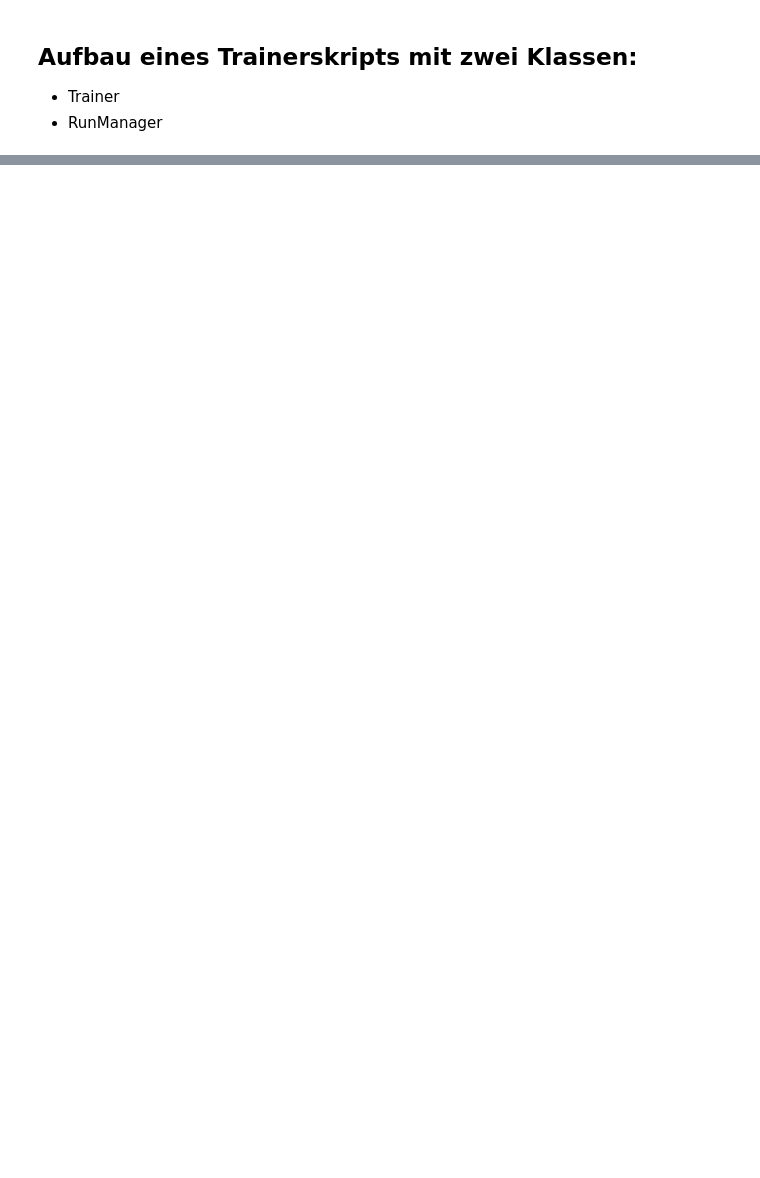
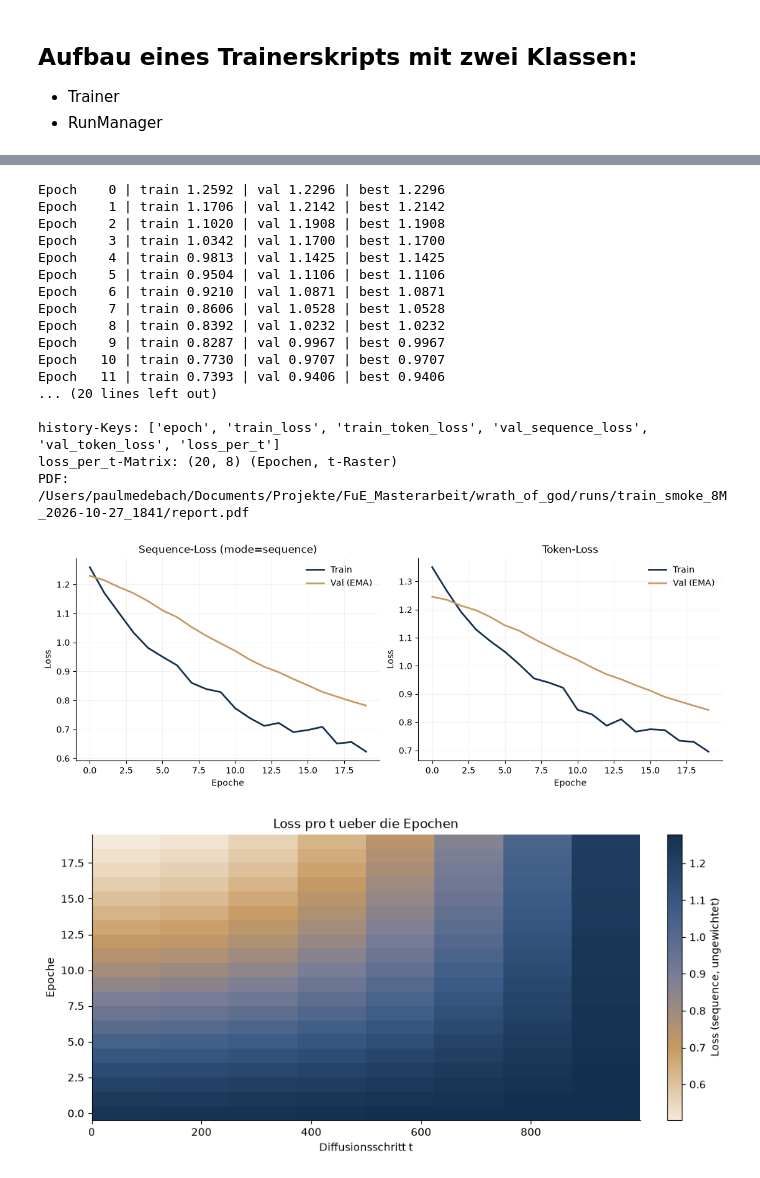
Before and after one commit to PMedPy/FuE_Masterarbeit, a Jupyter notebook: wrath_of_god/nb/trainer_test.ipynb, the cells around one changed output, grey strips where cells are left out. Drawn from its saved outputs; the diff is of its cells as text; code cells hidden in the pictures; blank space fills up the shorter version.

Commit message:
Fertiger Trainer + trainings-skript, anpassungen durch Claude

```diff
--- a/wrath_of_god/nb/trainer_test.ipynb
+++ b/wrath_of_god/nb/trainer_test.ipynb
@@ -177,0 +705,18 @@ print(train_ds)
+# %%
+#Dummy_modell Linearer Denoiser
+
+class LinearDenoiser(nn.Module):
+    """Wegwerf-Denoiser: ignoriert t, mappt jede Position einzeln.
+
+    Signatur muss zu DiffusionProcess.loss_elements passen:
+    model(x, t, padding_mask=...).
+    """
+
+    def __init__(self, d: int):
+        super().__init__()
+        self.layer = nn.Linear(d, d)
+
+    def forward(self, x, t, *, padding_mask=None):
+        if padding_mask is not None:
+            x = x.masked_fill(padding_mask.unsqueeze(-1), 0.0)
+        return self.layer(x)                 # (B, L, D)
@@ -177,0 +818,35 @@ print(train_ds)
+# %%
+#==Testlauf==
+history = trainer.fit(token_loss=True)
+
+figs = trainer.summarize_eval(show=True)
+pdf = trainer.print_report()
+
+print("\n==== Erzeugt ====")
+for pfad in sorted(run_manager.run_dir.rglob("*")):
+    if pfad.is_file():
+        print(f"  {pfad.relative_to(run_manager.run_dir)}  ({pfad.stat().st_size / 1e3:.1f} kB)")
+
+print("\nhistory-Keys:", list(history))
+print("loss_per_t-Matrix:", tuple(torch.stack(history["loss_per_t"]).shape), "(Epochen, t-Raster)")
+print("PDF:", pdf)
+# %% [output]
+Epoch    0 | train 1.2592 | val 1.2296 | best 1.2296
+Epoch    1 | train 1.1706 | val 1.2142 | best 1.2142
+Epoch    2 | train 1.1020 | val 1.1908 | best 1.1908
+Epoch    3 | train 1.0342 | val 1.1700 | best 1.1700
+Epoch    4 | train 0.9813 | val 1.1425 | best 1.1425
+Epoch    5 | train 0.9504 | val 1.1106 | best 1.1106
+Epoch    6 | train 0.9210 | val 1.0871 | best 1.0871
+Epoch    7 | train 0.8606 | val 1.0528 | best 1.0528
+Epoch    8 | train 0.8392 | val 1.0232 | best 1.0232
+Epoch    9 | train 0.8287 | val 0.9967 | best 0.9967
+Epoch   10 | train 0.7730 | val 0.9707 | best 0.9707
+Epoch   11 | train 0.7393 | val 0.9406 | best 0.9406
+... (20 lines left out)
+
+history-Keys: ['epoch', 'train_loss', 'train_token_loss', 'val_sequence_loss', 'val_token_loss', 'loss_per_t']
+loss_per_t-Matrix: (20, 8) (Epochen, t-Raster)
+PDF: /Users/paulmedebach/Documents/Projekte/FuE_Masterarbeit/wrath_of_god/runs/train_smoke_8M_2026-10-27_1841/report.pdf
+[figure, added]
+[figure, added]
```
Also changed, not shown: parts of 8 cells of this notebook, 6 other files.
